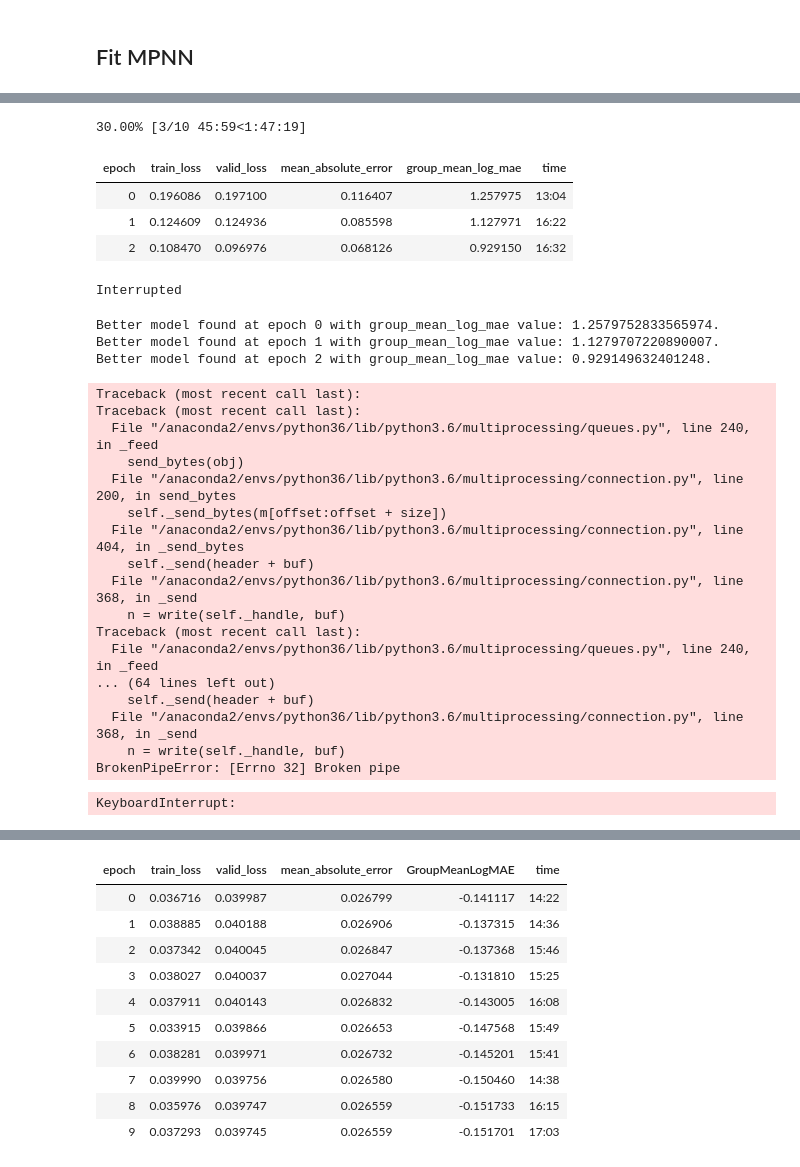
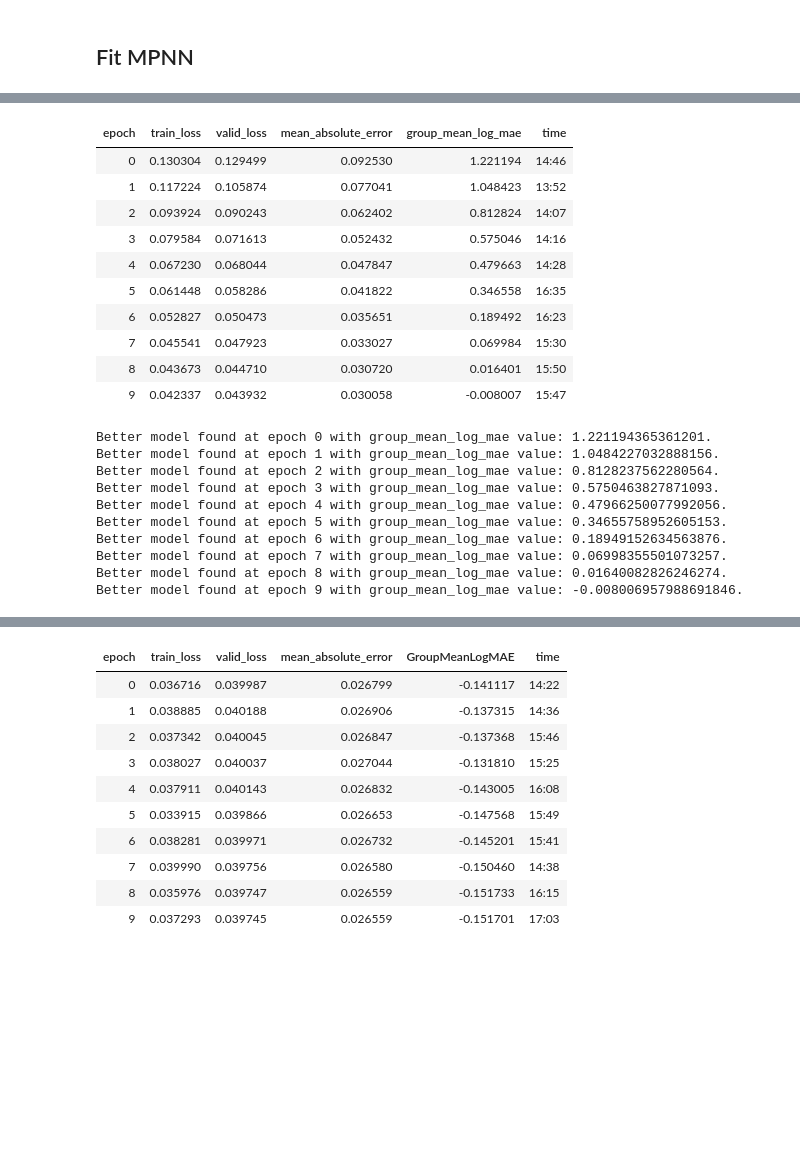
Before and after one commit to robinniesert/kaggle-champs, a Jupyter notebook: nbs/mpnn_cuda.ipynb, the cells around one changed output, grey strips where cells are left out. Drawn from its saved outputs; the diff is of its cells as text; code cells hidden in the pictures; blank space fills up the shorter version.

```diff
--- a/nbs/mpnn_cuda.ipynb
+++ b/nbs/mpnn_cuda.ipynb
@@ -593,7 +580,7 @@ def get_edge_features(mol, eucl_dist, row):
     features = np.zeros((n_edge_features, N_EDGE_FEATURES))
     pairs_idx = np.zeros((n_edge_features, 2)) - 1
 
-    graph_dist = Chem.AllChem.GetDistanceMatrix(mol)
+    #graph_dist = Chem.AllChem.GetDistanceMatrix(mol)
     scalar_coupling_has_bond = False
     for n, e in enumerate(mol.GetBonds()):
         ix1 = 2 * n
@@ -603,7 +590,7 @@ def get_edge_features(mol, eucl_dist, row):
         dc_e_feats = dc.feat.graph_features.bond_features(e).astype(int)
         for ix in [ix1, ix2]:
             features[ix, :6] = dc_e_feats
-            features[ix, 6] = graph_dist[i, j]
+            #features[ix, 6] = graph_dist[i, j]
             features[ix, 7] = eucl_dist[i, j]
             if (row['atom_index_0'], row['atom_index_1']) in [(i, j), (j, i)]:
                 features[ix, 8:] = (TYPES == row['type']).astype(float)
@@ -612,7 +599,7 @@ def get_edge_features(mol, eucl_dist, row):
         pairs_idx[ix2] = j, i
     if not scalar_coupling_has_bond:
         for ix in [-2, -1]:
-            features[ix, 6] = graph_dist[row['atom_index_0'], row['atom_index_1']]
+            #features[ix, 6] = graph_dist[row['atom_index_0'], row['atom_index_1']]
             features[ix, 7] = eucl_dist[row['atom_index_0'], row['atom_index_1']]
             features[ix, 8:] = (TYPES == row['type']).astype(float)
         pairs_idx[-2] = row['atom_index_0'], row['atom_index_1']
@@ -1422,34 +1395,28 @@ KeyboardInterrupt:
 # %%
-learn.fit_one_cycle(10, max_lr=3e-4, callbacks=[SaveModelCallback(learn, every='improvement', mode='min',
+learn.fit_one_cycle(10, max_lr=1e-3, callbacks=[SaveModelCallback(learn, every='improvement', mode='min',
                                                                   monitor='group_mean_log_mae',  name='mpnn1')])
 # %% [output]
+| epoch | train_loss | valid_loss | mean_absolute_error | group_mean_log_mae | time |
+| 0 | 0.130304 | 0.129499 | 0.092530 | 1.221194 | 14:46 |
+| 1 | 0.117224 | 0.105874 | 0.077041 | 1.048423 | 13:52 |
+| 2 | 0.093924 | 0.090243 | 0.062402 | 0.812824 | 14:07 |
+| 3 | 0.079584 | 0.071613 | 0.052432 | 0.575046 | 14:16 |
+| 4 | 0.067230 | 0.068044 | 0.047847 | 0.479663 | 14:28 |
+| 5 | 0.061448 | 0.058286 | 0.041822 | 0.346558 | 16:35 |
+| 6 | 0.052827 | 0.050473 | 0.035651 | 0.189492 | 16:23 |
+| 7 | 0.045541 | 0.047923 | 0.033027 | 0.069984 | 15:30 |
+| 8 | 0.043673 | 0.044710 | 0.030720 | 0.016401 | 15:50 |
+| 9 | 0.042337 | 0.043932 | 0.030058 | -0.008007 | 15:47 |
-30.00% [3/10 45:59<1:47:19]
+Better model found at epoch 0 with group_mean_log_mae value: 1.221194365361201.
+Better model found at epoch 1 with group_mean_log_mae value: 1.0484227032888156.
+Better model found at epoch 2 with group_mean_log_mae value: 0.8128237562280564.
+Better model found at epoch 3 with group_mean_log_mae value: 0.5750463827871093.
+Better model found at epoch 4 with group_mean_log_mae value: 0.47966250077992056.
+Better model found at epoch 5 with group_mean_log_mae value: 0.34655758952605153.
+Better model found at epoch 6 with group_mean_log_mae value: 0.18949152634563876.
+Better model found at epoch 7 with group_mean_log_mae value: 0.06998355501073257.
+Better model found at epoch 8 with group_mean_log_mae value: 0.01640082826246274.
+Better model found at epoch 9 with group_mean_log_mae value: -0.008006957988691846.
-| epoch | train_loss | valid_loss | mean_absolute_error | group_mean_log_mae | time |
-| 0 | 0.196086 | 0.197100 | 0.116407 | 1.257975 | 13:04 |
-| 1 | 0.124609 | 0.124936 | 0.085598 | 1.127971 | 16:22 |
-| 2 | 0.108470 | 0.096976 | 0.068126 | 0.929150 | 16:32 |
-Interrupted
-Better model found at epoch 0 with group_mean_log_mae value: 1.2579752833565974.
-Better model found at epoch 1 with group_mean_log_mae value: 1.1279707220890007.
-Better model found at epoch 2 with group_mean_log_mae value: 0.929149632401248.
-Traceback (most recent call last):
-Traceback (most recent call last):
-  File "/anaconda2/envs/python36/lib/python3.6/multiprocessing/queues.py", line 240, in _feed
-    send_bytes(obj)
-  File "/anaconda2/envs/python36/lib/python3.6/multiprocessing/connection.py", line 200, in send_bytes
-    self._send_bytes(m[offset:offset + size])
-  File "/anaconda2/envs/python36/lib/python3.6/multiprocessing/connection.py", line 404, in _send_bytes
-    self._send(header + buf)
-  File "/anaconda2/envs/python36/lib/python3.6/multiprocessing/connection.py", line 368, in _send
-    n = write(self._handle, buf)
-Traceback (most recent call last):
-  File "/anaconda2/envs/python36/lib/python3.6/multiprocessing/queues.py", line 240, in _feed
-... (64 lines left out)
-    self._send(header + buf)
-  File "/anaconda2/envs/python36/lib/python3.6/multiprocessing/connection.py", line 368, in _send
-    n = write(self._handle, buf)
-BrokenPipeError: [Errno 32] Broken pipe
-KeyboardInterrupt:
 # %%
 learn.recorder.plot_losses()
 # %% [output]
```
Also changed, not shown: parts of 19 cells of this notebook, 5 other files.
